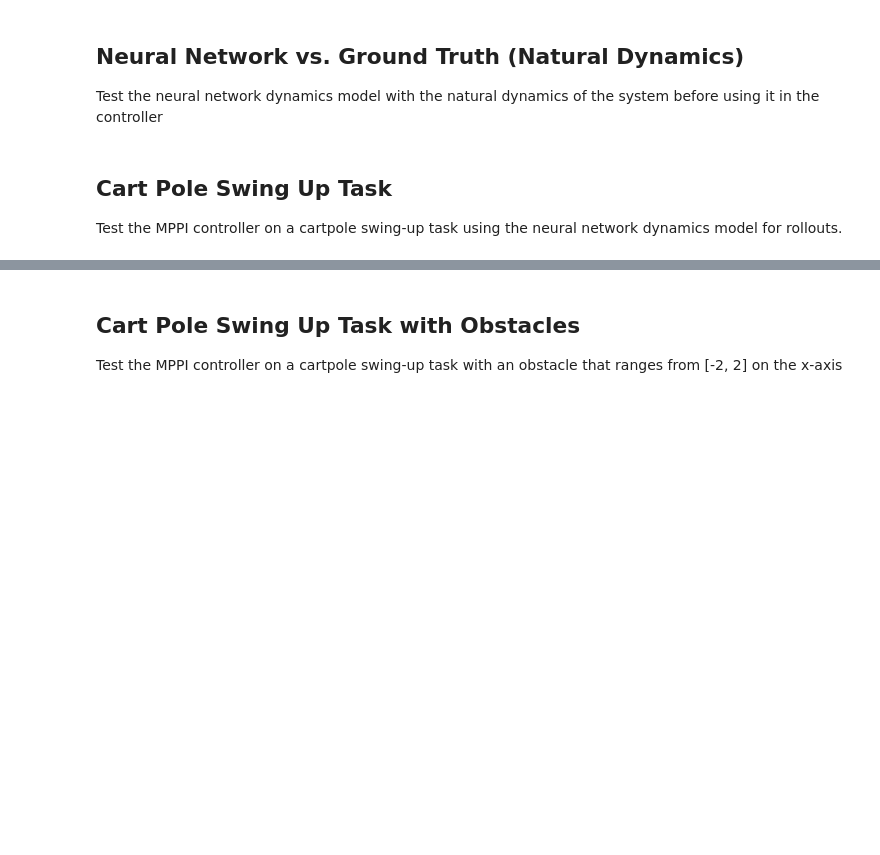
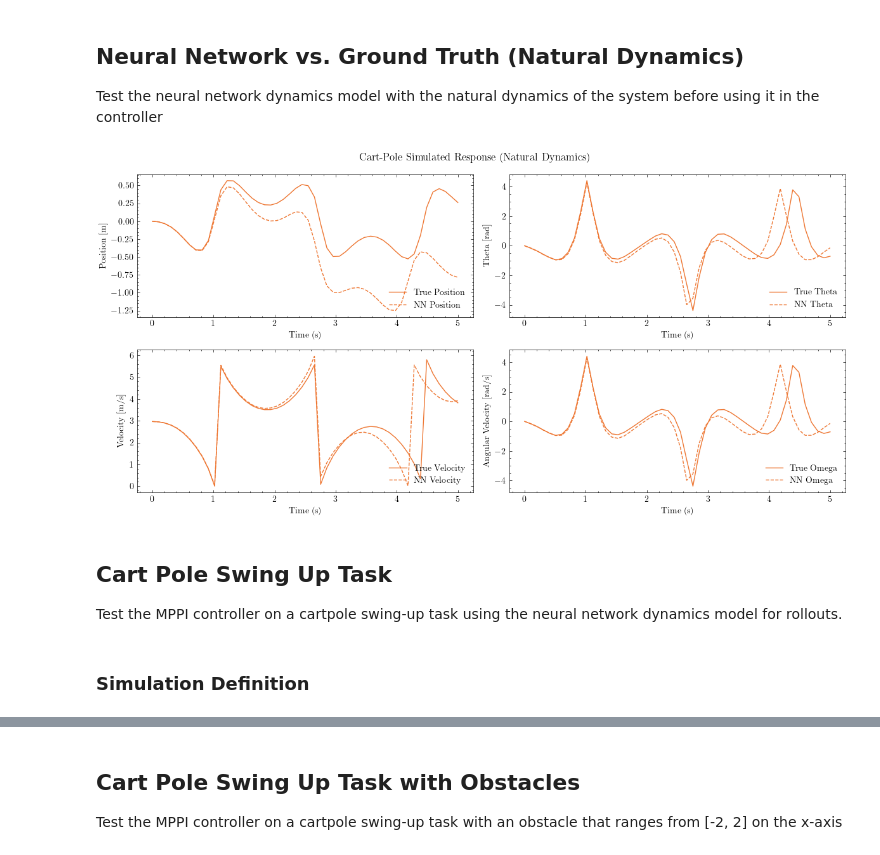
Before and after one commit to micahreich/mppi-neural-dynamics, a Jupyter notebook: control/MPPI_NNPlayground.ipynb, the cells around one changed output, grey strips where cells are left out. Drawn from its saved outputs; the diff is of its cells as text; code cells hidden in the pictures; blank space fills up the shorter version.

```diff
--- a/control/MPPI_NNPlayground.ipynb
+++ b/control/MPPI_NNPlayground.ipynb
@@ -400,59 +384,61 @@ Test the neural network dynamics model with the natural dynamics of the system b
 # %%
 # Test the neural network dynamics on the system's natural dynamics
 
-INITIAL_STATE = np.array([0.0, 0.0, np.radians(80), 0])
+INITIAL_STATE = np.array([0.0, 0.0, np.radians(170), 0.0])
 
 nn_current_state = INITIAL_STATE
 truth_current_state = INITIAL_STATE
 
 simulation_length = 5
-n_steps = int((1 / cartpole_env.dt) * simulation_length)
+n_steps = int((1 / cartpole.dt) * simulation_length)
 
 # Simulate the pendulum
-nn_states = np.empty((n_steps, cartpole_env.nx))
-truth_states = np.empty((n_steps, cartpole_env.nx))
+nn_states = np.empty((n_steps, cartpole.nx))
+truth_states = np.empty((n_steps, cartpole.nx))
 
 for i in range(n_steps):
     nn_states[i] = nn_current_state
     truth_states[i] = truth_current_state
 
-    nn_input = np.hstack((nn_current_state, cartpole_env.null_action)).reshape(1, -1)
-    nn_current_state = cartpole_controller._evolve_state(nn_input)[0]
-    nn_current_state = cartpole_env.ensure_state(nn_current_state)
+    nn_input = np.hstack((nn_current_state, cartpole.null_action)).reshape(1, -1)
+    nn_current_state = nn_cartpole_controller.evolve_state(nn_input)[0]
+    nn_current_state = cartpole.ensure_state(nn_current_state)
 
-    truth_current_state = cartpole_env.simulator(truth_current_state, cartpole_env.null_action)
-    truth_current_state = cartpole_env.ensure_state(truth_current_state)
+    truth_current_state = cartpole.simulator(truth_current_state, cartpole.null_action)
+    truth_current_state = cartpole.ensure_state(truth_current_state)
 # %%
-# Plot the results
-fig, (ax1, ax2, ax3, ax4) = plt.subplots(4, 1, figsize=(8, 8.5))
-
-# fig.suptitle("Cart-Pole Response")
+# Plot the simulated response
 time = np.linspace(0, simulation_length, n_steps)
 
-ax1.plot(time, nn_states[:, 0], label="NN")
-ax1.plot(time, truth_states[:, 0], label="Truth")
-ax1.set(ylabel="Position (m)", title="Cart-Pole Simulated Response")
-ax1.legend(loc="lower right")
+fig, axd = plt.subplot_mosaic([['pos', 'theta'],
+                               ['vel', 'omega']], figsize=(12, 6), layout="constrained")
 
-ax2.plot(time, nn_states[:, 1], label="NN")
-ax2.plot(time, truth_states[:, 1], label="Truth")
-ax2.set(ylabel="Velocity (m/s)")
-ax2.legend(loc="lower right")
+fig.suptitle("Cart-Pole Simulated Response (Natural Dynamics)")
 
-ax3.plot(time, nn_states[:, 2], label="NN")
-ax3.plot(time, truth_states[:, 2], label="Truth")
-ax3.set(ylabel="Angle (rad)")
-ax3.legend(loc="lower right")
+p = axd['pos'].plot(time, truth_states[:, 0], label="True Position")
+axd['pos'].plot(time, nn_states[:, 0], "--", color=p[0].get_color(), label="NN Position")
+axd['pos'].set(xlabel="Time (s)", ylabel="Position [m]")
+axd['pos'].legend(loc="lower right")
 
-ax4.plot(time, nn_states[:, 3], label="NN")
-ax4.plot(time, truth_states[:, 3], label="Truth")
-ax4.set(ylabel="Anglualr Velocity (rad/s)")
-ax4.legend(loc="lower right")
+p = axd['vel'].plot(time, truth_states[:, 2], label="True Velocity")
+axd['vel'].plot(time, nn_states[:, 2], "--", color=p[0].get_color(), label="NN Velocity")
+axd['vel'].set(xlabel="Time (s)", ylabel="Velocity [m/s]")
+axd['vel'].legend(loc="lower right")
 
-plt.xlabel("Time (s)")
+p = axd['theta'].plot(time, truth_states[:, 1], label="True Theta")
+axd['theta'].plot(time, nn_states[:, 1], "--", color=p[0].get_color(), label="NN Theta")
+axd['theta'].set(xlabel="Time (s)", ylabel="Theta [rad]")
+axd['theta'].legend(loc="lower right")
+
+p = axd['omega'].plot(time, truth_states[:, 1], label="True Omega")
+axd['omega'].plot(time, nn_states[:, 1], "--", color=p[0].get_color(), label="NN Omega")
+axd['omega'].set(xlabel="Time (s)", ylabel="Angular Velocity [rad/s]")
+axd['omega'].legend(loc="lower right")
+
 plt.tight_layout()
-
-fig.savefig("figs/cartpole_vs_gt_from80deg.png")
+fig.savefig("figs/nn_vs_gt_cartpole.png")
+# %% [output]
+[figure, added]
 # %% [markdown]
 ## Cart Pole Swing Up Task
 Test the MPPI controller on a cartpole swing-up task using the neural network dynamics model for rollouts.
@@ -463 +445,3 @@ def cartpole_initial_state_str(initial_state):
+# %% [markdown]
+### Simulation Definition
 # %%
```
Also changed, not shown: parts of 21 cells of this notebook, 25 other files.
